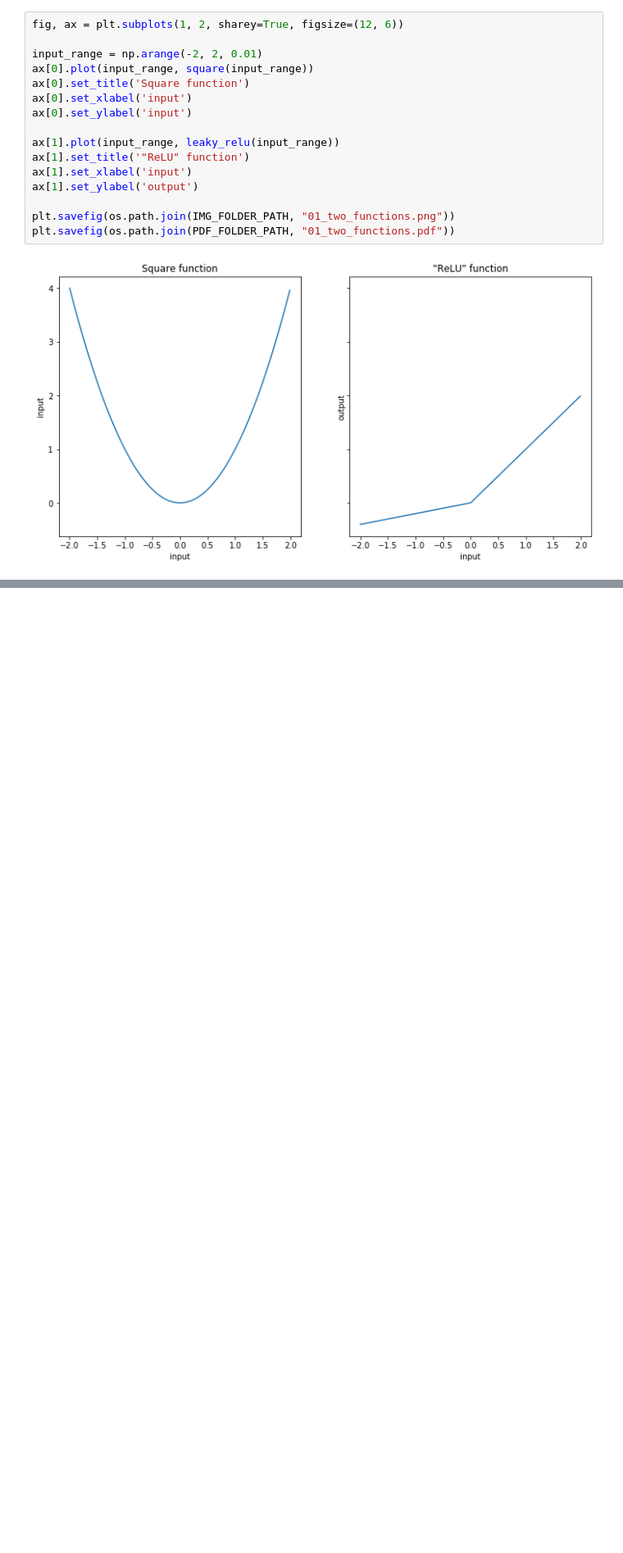
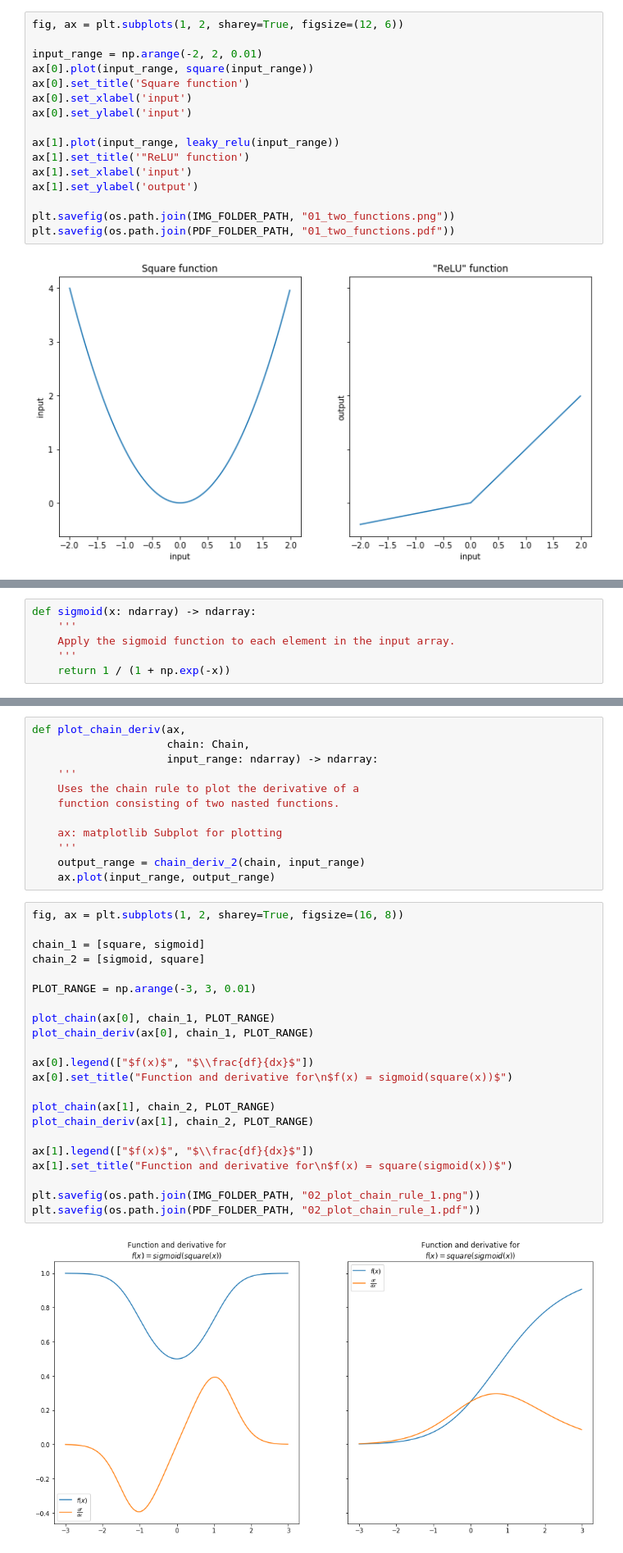
Before and after one commit to taufikfathurahman/Deep-Learning-from-Scratch, a Jupyter notebook: Chapter 1. Foundations.ipynb, the cells around one changed output, grey strips where cells are left out. Shown at 82% size. Drawn from its saved outputs; the diff is of its cells as text; blank space fills up the shorter version.

Commit message:
chapter 1 - chain rule - done

```diff
--- a/Chapter 1. Foundations.ipynb
+++ b/Chapter 1. Foundations.ipynb
@@ -197,0 +356,6 @@ plt.savefig(os.path.join(PDF_FOLDER_PATH, "01_two_functions.pdf"))
+# %%
+def sigmoid(x: ndarray) -> ndarray:
+    '''
+    Apply the sigmoid function to each element in the input array.
+    '''
+    return 1 / (1 + np.exp(-x))
@@ -197,0 +409,36 @@ plt.savefig(os.path.join(PDF_FOLDER_PATH, "01_two_functions.pdf"))
+# %%
+def plot_chain_deriv(ax,
+                     chain: Chain,
+                     input_range: ndarray) -> ndarray:
+    '''
+    Uses the chain rule to plot the derivative of a
+    function consisting of two nasted functions.
+
+    ax: matplotlib Subplot for plotting
+    '''
+    output_range = chain_deriv_2(chain, input_range)
+    ax.plot(input_range, output_range)
+# %%
+fig, ax = plt.subplots(1, 2, sharey=True, figsize=(16, 8))
+
+chain_1 = [square, sigmoid]
+chain_2 = [sigmoid, square]
+
+PLOT_RANGE = np.arange(-3, 3, 0.01)
+
+plot_chain(ax[0], chain_1, PLOT_RANGE)
+plot_chain_deriv(ax[0], chain_1, PLOT_RANGE)
+
+ax[0].legend(["$f(x)$", "$\\frac{df}{dx}$"])
+ax[0].set_title("Function and derivative for\n$f(x) = sigmoid(square(x))$")
+
+plot_chain(ax[1], chain_2, PLOT_RANGE)
+plot_chain_deriv(ax[1], chain_2, PLOT_RANGE)
+
+ax[1].legend(["$f(x)$", "$\\frac{df}{dx}$"])
+ax[1].set_title("Function and derivative for\n$f(x) = square(sigmoid(x))$")
+
+plt.savefig(os.path.join(IMG_FOLDER_PATH, "02_plot_chain_rule_1.png"))
+plt.savefig(os.path.join(PDF_FOLDER_PATH, "02_plot_chain_rule_1.pdf"))
+# %% [output]
+[figure, added]
```
Also changed, not shown: parts of 28 cells of this notebook, 3 other files.
